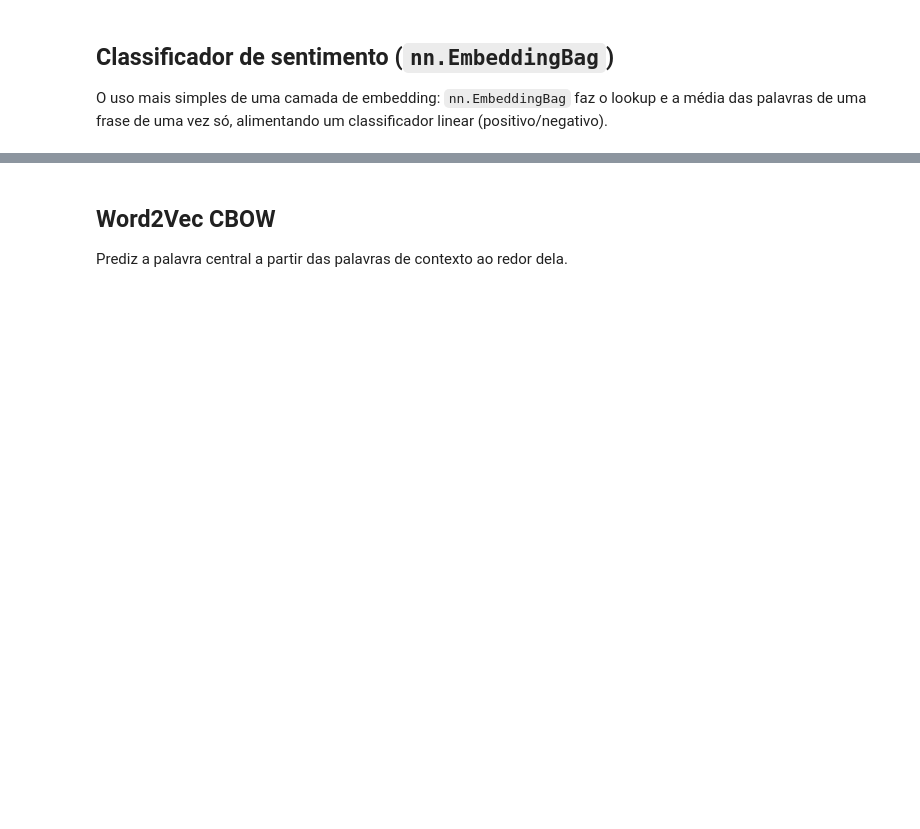
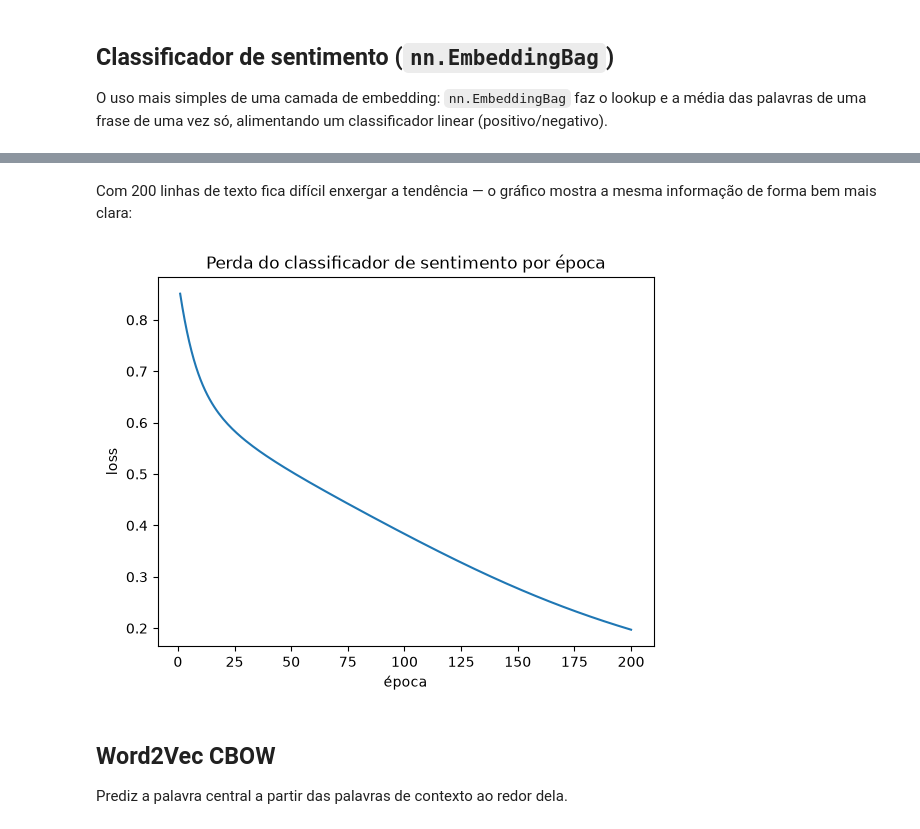
Before and after one commit to h3it-dias/NLP_Group_Gradientes_Backpropagation, a Jupyter notebook: notebooks/Embeddings_Gradientes.ipynb, the cells around one changed output, grey strips where cells are left out. Drawn from its saved outputs; the diff is of its cells as text; code cells hidden in the pictures; blank space fills up the shorter version.

```diff
--- a/notebooks/Embeddings_Gradientes.ipynb
+++ b/notebooks/Embeddings_Gradientes.ipynb
@@ -133,7 +134,7 @@ def encode_dataset(sentences, vocab):
     return torch.tensor(tokens, dtype=torch.long), torch.tensor(offsets[:-1], dtype=torch.long)
 
 
-def train_sentiment_classifier(epochs=200, embedding_dim=16, lr=0.1, vocab=None, pretrained_embedding=None, verbose=True):
+def train_sentiment_classifier(epochs=200, embedding_dim=16, lr=0.1, vocab=None, pretrained_embedding=None, verbose=True, log_every=50):
     """Se `pretrained_embedding` for passado (uma tabela vocab_size x
     embedding_dim já treinada em outra tarefa, ex. CBOW), ela substitui a
     inicialização aleatória do nn.EmbeddingBag."""
@@ -159,12 +160,12 @@ def train_sentiment_classifier(epochs=200, embedding_dim=16, lr=0.1, vocab=None,
         loss.backward()
         optimizer.step()
         losses.append(loss.item())
-        if verbose and (epoch % 50 == 0 or epoch == 1):
+        if verbose and (epoch % log_every == 0 or epoch == 1):
             print(f"epoch {epoch:>3d} | loss {loss.item():.4f}")
 
     return model, vocab, losses
 # %%
-sentiment_model, sentiment_vocab, _ = train_sentiment_classifier()
+sentiment_model, sentiment_vocab, sentiment_losses = train_sentiment_classifier(log_every=1)
 
 test_sentences = ["eu amo esse dia", "isso foi horrivel"]
 tokens, offsets = encode_dataset(test_sentences, sentiment_vocab)
@@ -182,6 +193,16 @@ epoch 150 | loss 0.2773
 epoch 200 | loss 0.1971
 "eu amo esse dia" -> positivo
 "isso foi horrivel" -> negativo
+# %% [markdown]
+Com 200 linhas de texto fica difícil enxergar a tendência — o gráfico mostra a mesma informação de forma bem mais clara:
+# %%
+plt.plot(range(1, len(sentiment_losses) + 1), sentiment_losses)
+plt.xlabel("época")
+plt.ylabel("loss")
+plt.title("Perda do classificador de sentimento por época")
+plt.show()
+# %% [output]
+[figure, added]
 # %% [markdown]
 ## Word2Vec CBOW
 
```
Also changed, not shown: parts of 2 cells of this notebook.
